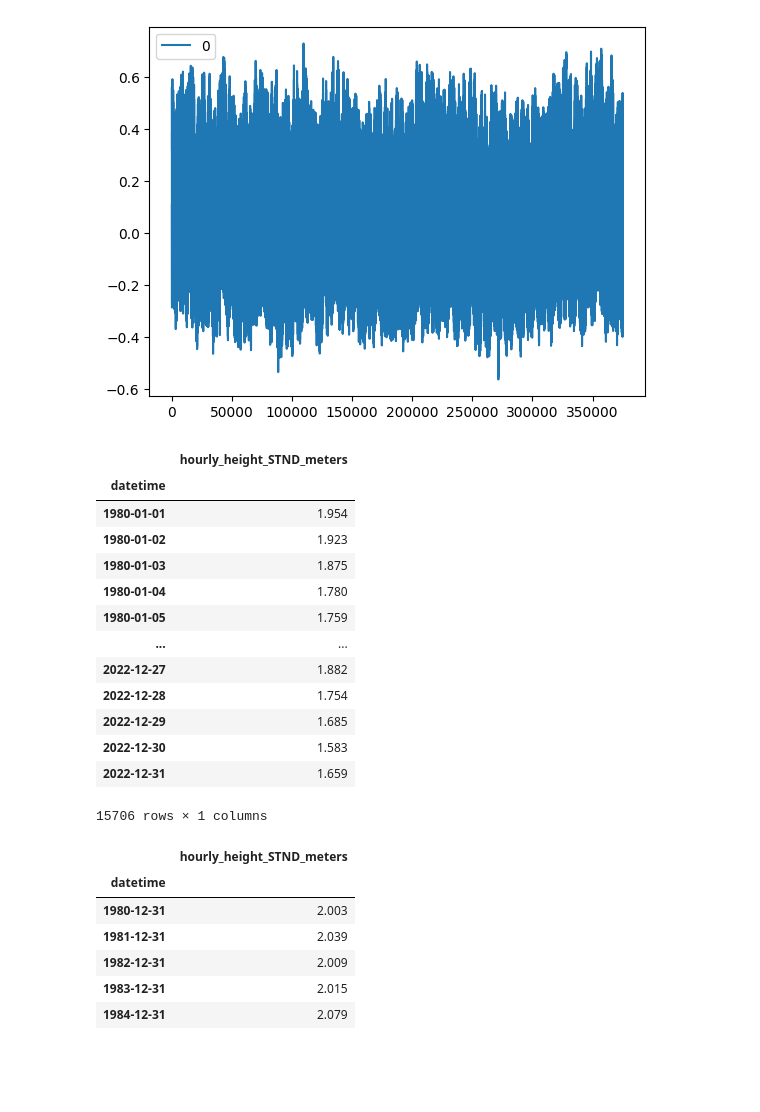
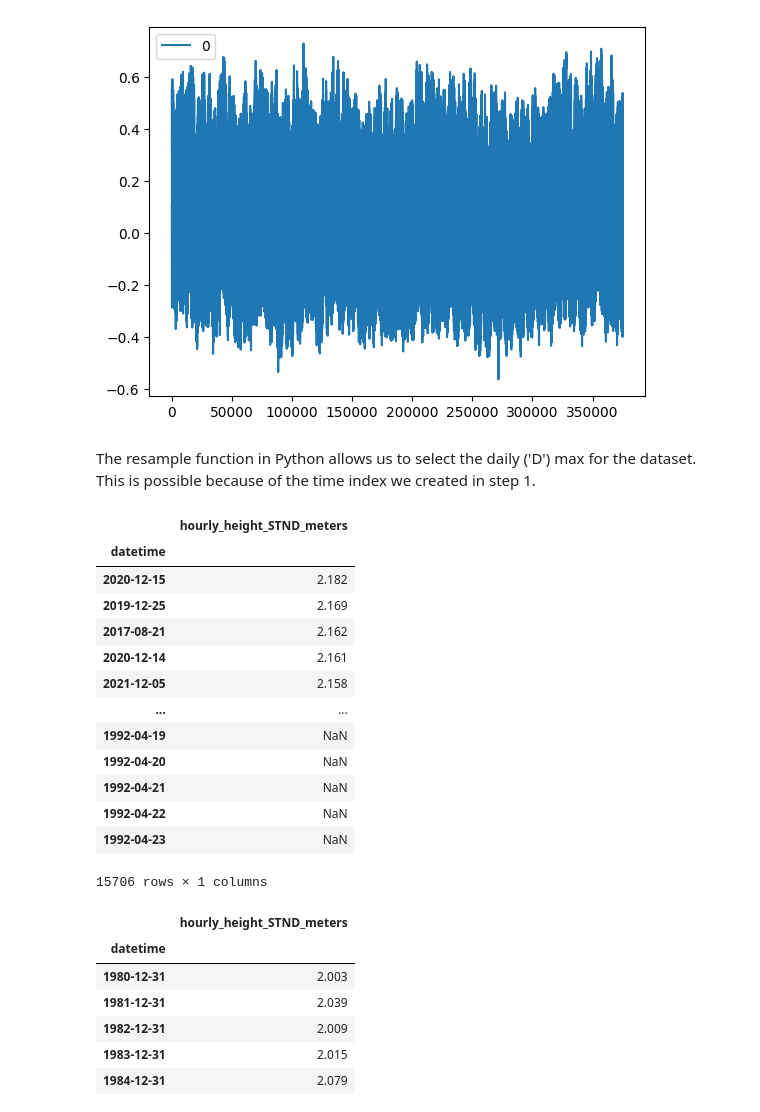
Before and after one commit to asascience/ncdis, a Jupyter notebook: dataprep/dataprep.ipynb, the cells around one changed output. Saved outputs shown, nothing was run; the diff lists cells and outputs as text; code cells hidden in the pictures; blank space fills up the shorter version.

```diff
--- a/dataprep/dataprep.ipynb
+++ b/dataprep/dataprep.ipynb
@@ -50,23 +60,26 @@ detrended_df.plot()
 # %% [output]
 <Axes: >
 [figure]
+# %% [markdown]
+The resample function in Python allows us to select the daily ('D') max for the dataset. This is possible because of the time index we created in step 1.
 # %%
 dailyMax = data.resample('D').max()
-dailyMax
+d = dailyMax.sort_values(by='hourly_height_STND_meters', ascending=False)
+d
 # %% [output]
 |  | hourly_height_STND_meters |
 | datetime |  |
-| 1980-01-01 | 1.954 |
-| 1980-01-02 | 1.923 |
-| 1980-01-03 | 1.875 |
-| 1980-01-04 | 1.780 |
-| 1980-01-05 | 1.759 |
+| 2020-12-15 | 2.182 |
+| 2019-12-25 | 2.169 |
+| 2017-08-21 | 2.162 |
+| 2020-12-14 | 2.161 |
+| 2021-12-05 | 2.158 |
 | ... | ... |
-| 2022-12-27 | 1.882 |
-| 2022-12-28 | 1.754 |
-| 2022-12-29 | 1.685 |
-| 2022-12-30 | 1.583 |
-| 2022-12-31 | 1.659 |
+| 1992-04-19 | NaN |
+| 1992-04-20 | NaN |
+| 1992-04-21 | NaN |
+| 1992-04-22 | NaN |
+| 1992-04-23 | NaN |
 15706 rows × 1 columns
 # %%
 yrs = data.resample('Y').max()
```
Also changed, not shown: parts of 4 cells of this notebook.
